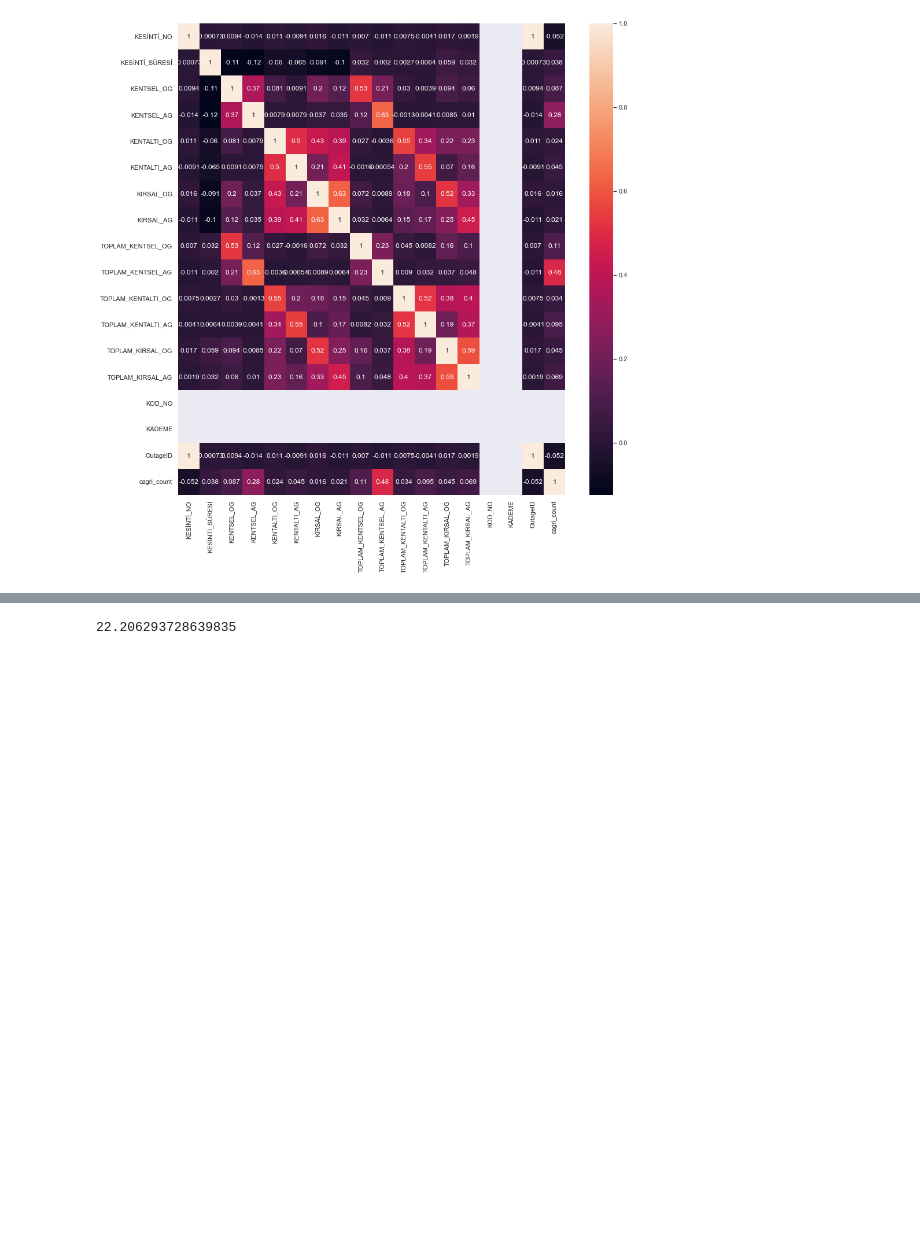
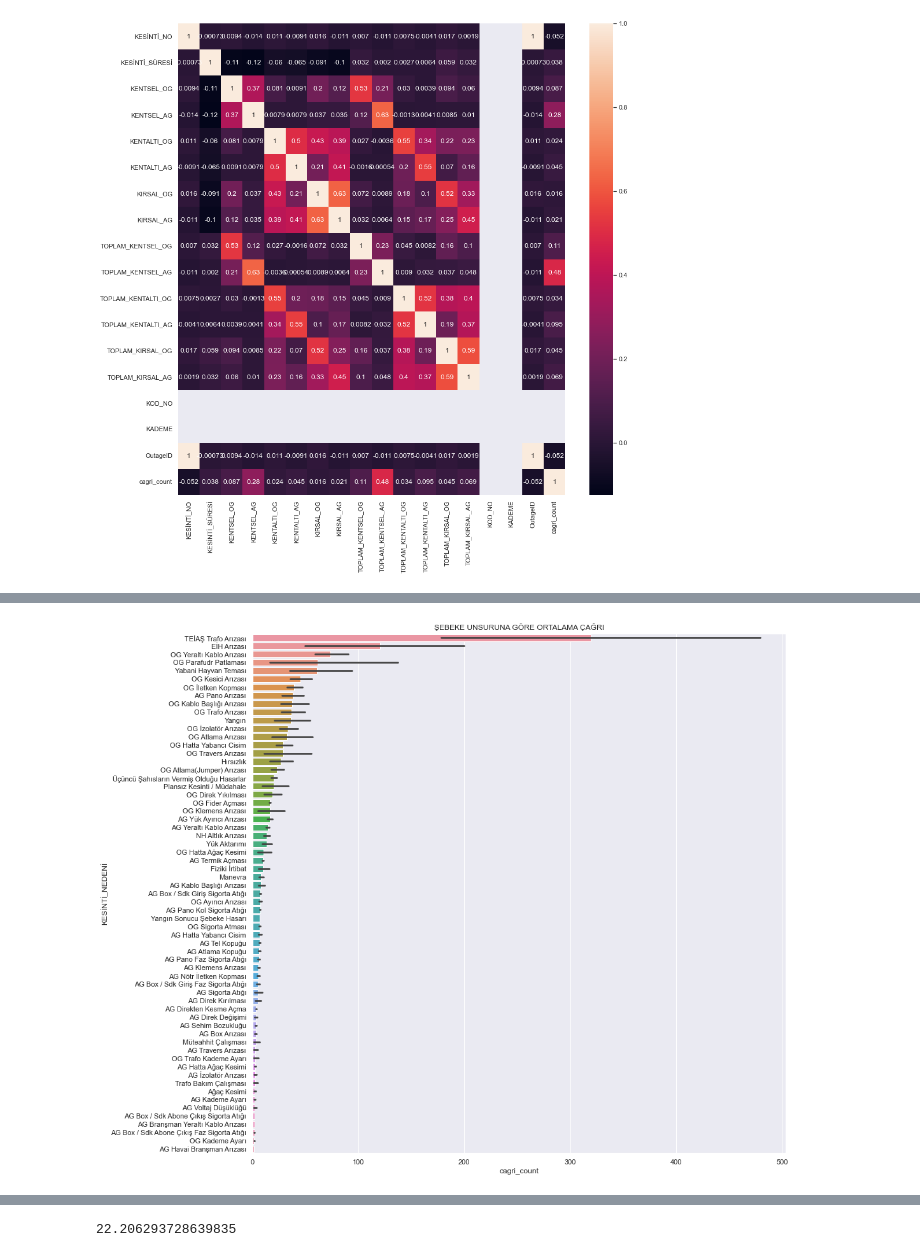
Before and after one commit to talhauyanik/gdz_datathon, a Jupyter notebook: gdz.ipynb, the cells around one changed output, grey strips where cells are left out. Saved outputs shown, nothing was run; the diff lists cells and outputs as text; code cells hidden in the pictures; blank space fills up the shorter version.

```diff
--- a/gdz.ipynb
+++ b/gdz.ipynb
@@ -116,3 +167,6 @@ train.drop(["KOD_NO","KADEME"],axis=1,inplace=True)
+# %%
+train["KESİNTİ_NEDENİ"] = train["KESİNTİ_NEDENİNE_İLİŞKİN_AÇIKLAMA"]
+train.drop(columns="KESİNTİ_NEDENİNE_İLİŞKİN_AÇIKLAMA",inplace=True)
 # %%
 train["ilce_nufus"] = train["ilce_nufus"].astype(float)
 # %%
@@ -157,4 +209,3 @@ zeros[zeros["cagri_count"] == 0]
 # %%
-train = train[train["BAŞLAMA_TARİHİ_VE_ZAMANI"] < "2022-03-24"]
+train = train[train["BAŞLAMA_TARİHİ_VE_ZAMANI"] < "2022-03-24"].reset_index(drop=True)
+#train.set_index("BAŞLAMA_TARİHİ_VE_ZAMANI").resample("D")["cagri_count"].sum().plot();
-# %%
-train.set_index("BAŞLAMA_TARİHİ_VE_ZAMANI").resample("D")["cagri_count"].sum().plot()
@@ -163,0 +239,8 @@ train.set_index("BAŞLAMA_TARİHİ_VE_ZAMANI").resample("D")["cagri_count"].sum(
+# %%
+asc_order =train.groupby('KESİNTİ_NEDENİ')['cagri_count'].mean().sort_values(ascending=False).index.values
+fig,ax = plt.subplots(figsize=(15,15))
+sns.barplot(data=train,x="cagri_count",y="KESİNTİ_NEDENİ",order=asc_order,orient="horizontal")
+
+ax.set_title("ŞEBEKE UNSURUNA GÖRE ORTALAMA ÇAĞRI");
+# %% [output]
+[figure, added]
```
Also changed, not shown: parts of 97 cells of this notebook, 9 other files.
